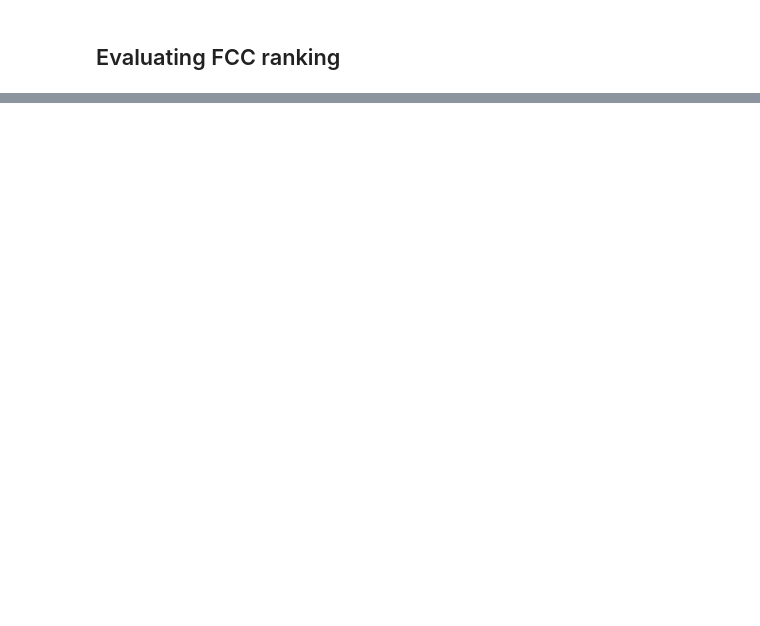
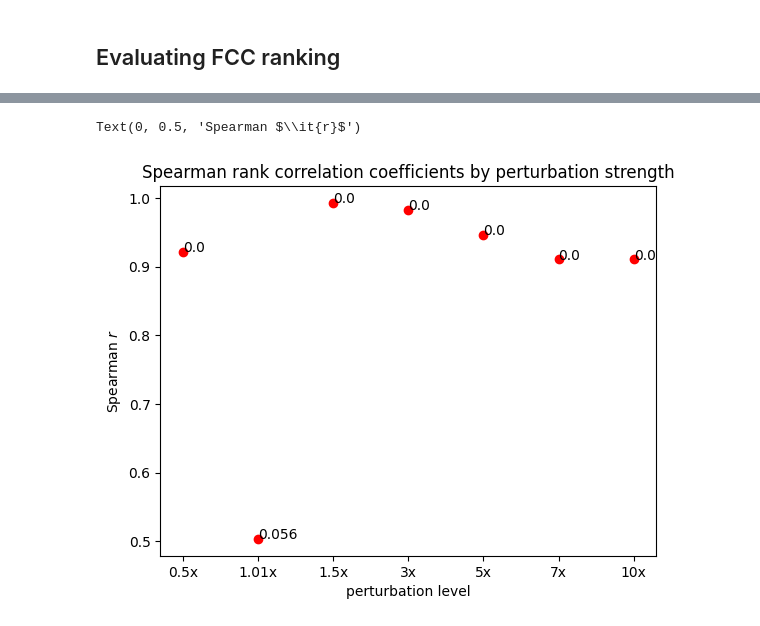
Before and after one commit to sys-bio/BMCA-pipeline, a Jupyter notebook: notebooks/topologyA/omitted_data/omitExMet_v_simplTeusink.ipynb, the cells around one changed output, grey strips where cells are left out. Drawn from its saved outputs; the diff is of its cells as text; code cells hidden in the pictures; blank space fills up the shorter version.

```diff
--- a/notebooks/topologyA/omitted_data/omitExMet_v_simplTeusink.ipynb
+++ b/notebooks/topologyA/omitted_data/omitExMet_v_simplTeusink.ipynb
@@ -360,8 +340,11 @@ plt.close("all")
 # %% [markdown]
 ## Evaluating FCC ranking
 # %%
+## ground truth FCC rankings
+
 gtFCC=pd.DataFrame(r.getScaledFluxControlCoefficientMatrix(), columns=r.getReactionIds(), index=r.getReactionIds()).abs()
 m1 = gtFCC.index.values[:, None] == gtFCC.columns.values
 gtFCC = pd.DataFrame(np.select([m1], [float('Nan')], gtFCC), columns=gtFCC.columns, index=gtFCC.index)
 gtFCC_rankings= gtFCC.rank(axis=1, ascending=False, na_option='keep')
-gtFCC_rankings
+
+a = gtFCC_rankings.loc['vADH']
@@ -386,10 +350,0 @@ gtFCC_rankings
-# %%
-m1 = gtFCC_rankings.isin([1.0])
-m2 = gtFCC_rankings.isin([2.0])
-m3 = gtFCC_rankings.isin([3.0])
-a = m1.mul(r.getReactionIds()).apply(lambda x: [i for i in x if i], axis=1)
-b = m2.mul(r.getReactionIds()).apply(lambda x: [i for i in x if i], axis=1)
-c = m3.mul(r.getReactionIds()).apply(lambda x: [i for i in x if i], axis=1)
-
-trueRanks = pd.concat([a,b,c], axis=1)
-trueRanks['topThree'] = trueRanks[0] + trueRanks[1] + trueRanks[2]
@@ -449,0 +353,15 @@ dtype: int64
+# %%
+def calculate_FCC_med_rankings(postFCC, reaction='vADH'):
+    postFCC_med=pd.DataFrame(np.median(postFCC, axis=0), columns=r.getReactionIds(), index=r.getReactionIds()).abs()
+    m1 = postFCC_med.index.values[:, None] == postFCC_med.columns.values
+    postFCC = pd.DataFrame(np.select([m1], [float('Nan')], postFCC_med), columns=postFCC_med.columns, index=postFCC_med.index)
+    postFCC_rankings= postFCC.rank(axis=1, ascending=False, na_option='keep')
+
+    return postFCC_rankings.loc[reaction]
+# %%
+spearman_coefficients = []
+b_list = []
+for FCC in rxn_FCCs:
+    b = calculate_FCC_med_rankings(FCC)
+    b_list.append(b)
+    spearman_coefficients.append(stats.spearmanr(a.dropna().values, b.dropna().values))
@@ -449,0 +378,12 @@ dtype: int64
+# %%
+plt.plot(pt_labels, [i[0] for i in spearman_coefficients],'ro')
+
+for i, txt in enumerate([i[1].round(3) for i in spearman_coefficients]):
+    plt.annotate(txt, (pt_labels[i], [i[0] for i in spearman_coefficients][i]))
+
+plt.title("Spearman rank correlation coefficients by perturbation strength")
+plt.xlabel('perturbation level')
+plt.ylabel('Spearman $\it{r}$')
+# %% [output]
+Text(0, 0.5, 'Spearman $\\it{r}$')
+[figure, added]
```
Also changed, not shown: parts of 17 cells of this notebook.
